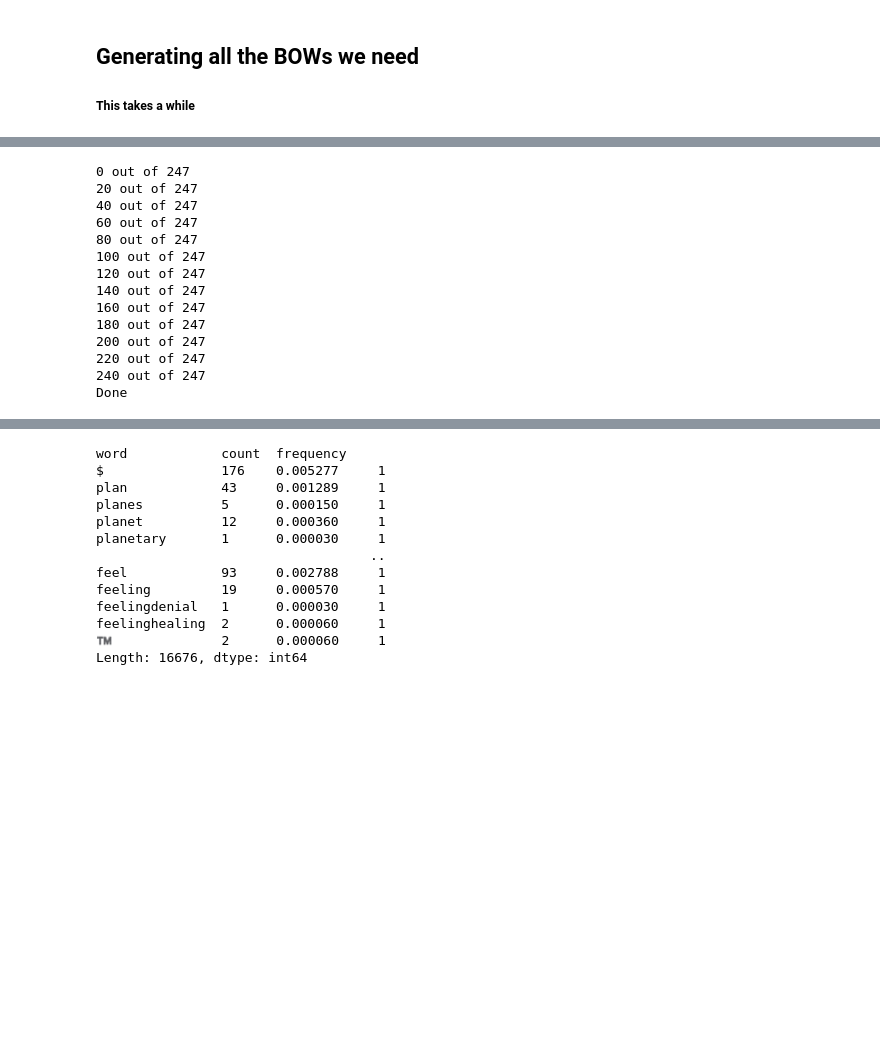
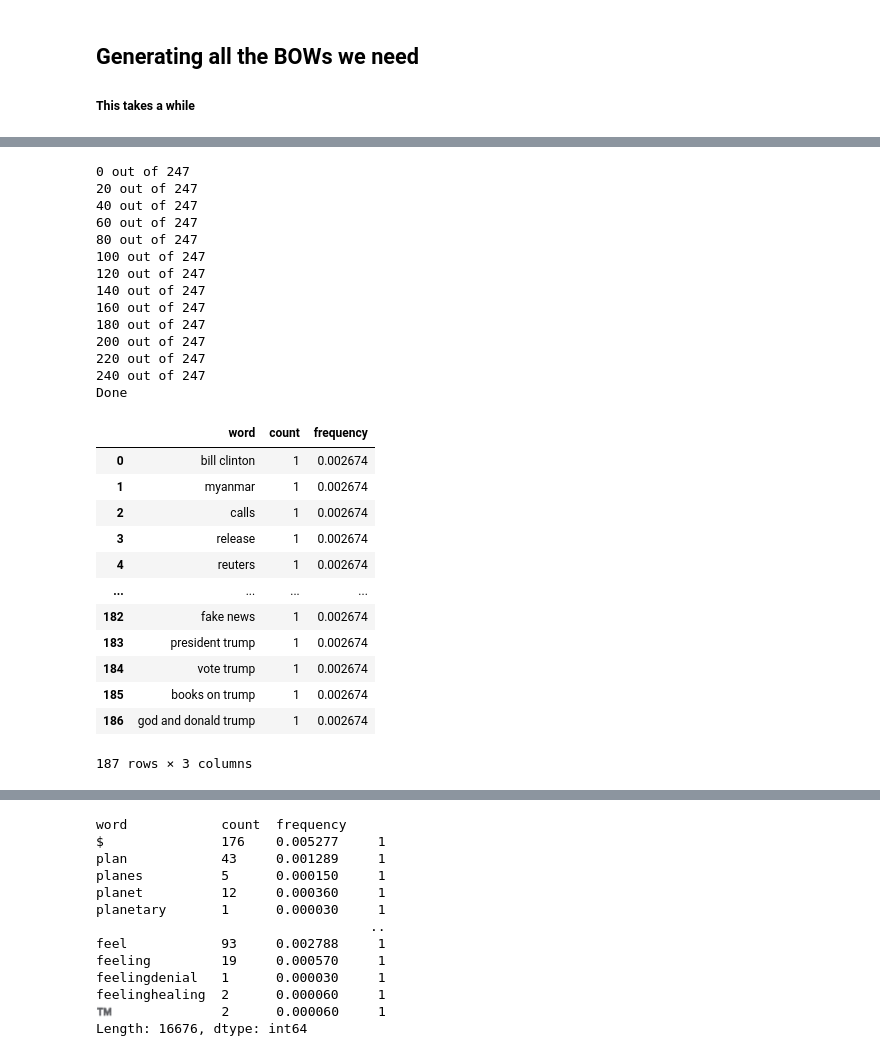
Before and after one commit to olekkr/Milestone01_DS22, a Jupyter notebook: Milestone01_DS22.ipynb, the cells around one changed output, grey strips where cells are left out. Drawn from its saved outputs; the diff is of its cells as text; code cells hidden in the pictures; blank space fills up the shorter version.

```diff
--- a/Milestone01_DS22.ipynb
+++ b/Milestone01_DS22.ipynb
@@ -276,23 +306,37 @@ Done
 # %%
-use_pickles = False
 if not use_pickles:
     # BOW keywords fake
-    BOW_keywords_unreliable = BOWGenGlobal(BOWGen(df[df["type"] != "reliable" ].meta_keywords))
+    BOW_keywords_unreliable = BOWGenGlobal(
+        BOWGen(df[df["type"] != "reliable" ].meta_keywords.apply(eval)))
+BOW_keywords_unreliable
 # %% [output]
 0 out of 247
 20 out of 247
 40 out of 247
 60 out of 247
 80 out of 247
 100 out of 247
 120 out of 247
 140 out of 247
 160 out of 247
 180 out of 247
 200 out of 247
 220 out of 247
 240 out of 247
 Done
+|  | word | count | frequency |
+| 0 | bill clinton | 1 | 0.002674 |
+| 1 | myanmar | 1 | 0.002674 |
+| 2 | calls | 1 | 0.002674 |
+| 3 | release | 1 | 0.002674 |
+| 4 | reuters | 1 | 0.002674 |
+| ... | ... | ... | ... |
+| 182 | fake news | 1 | 0.002674 |
+| 183 | president trump | 1 | 0.002674 |
+| 184 | vote trump | 1 | 0.002674 |
+| 185 | books on trump | 1 | 0.002674 |
+| 186 | god and donald trump | 1 | 0.002674 |
+187 rows × 3 columns
 # %%
 if not use_pickles:
     # BOW whole text fake
```
Also changed, not shown: parts of 13 cells of this notebook, 2 other files.
